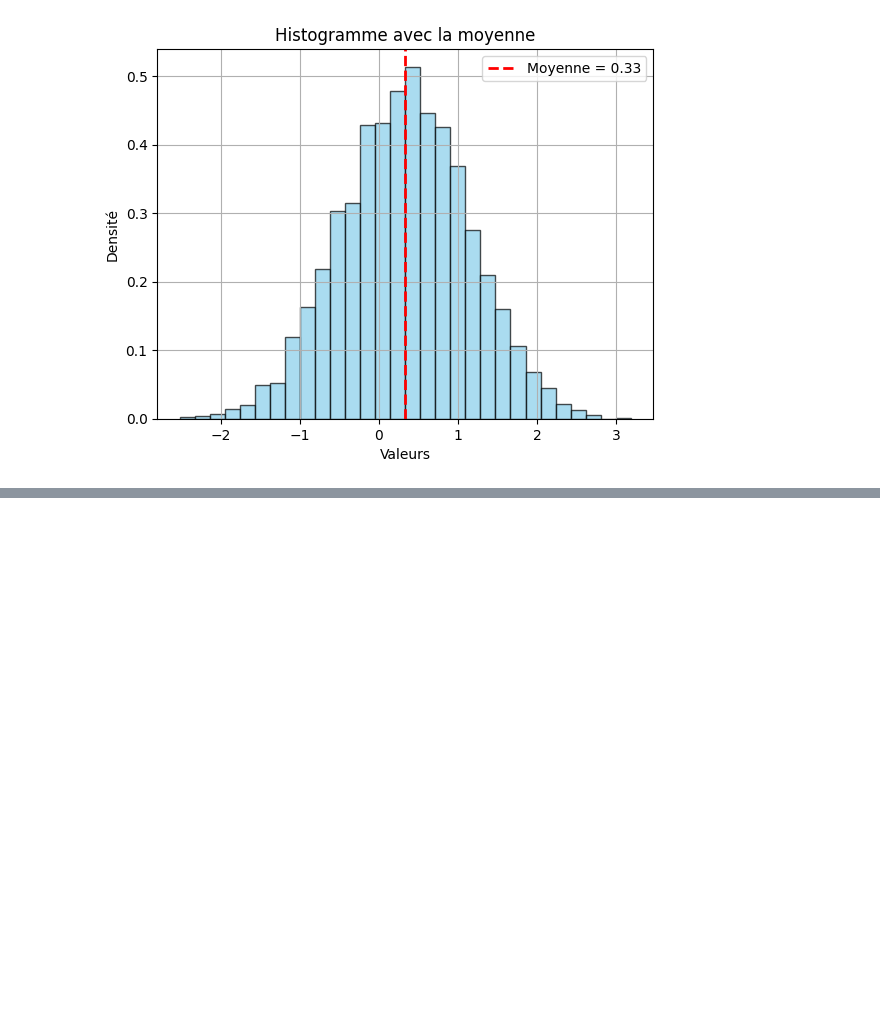
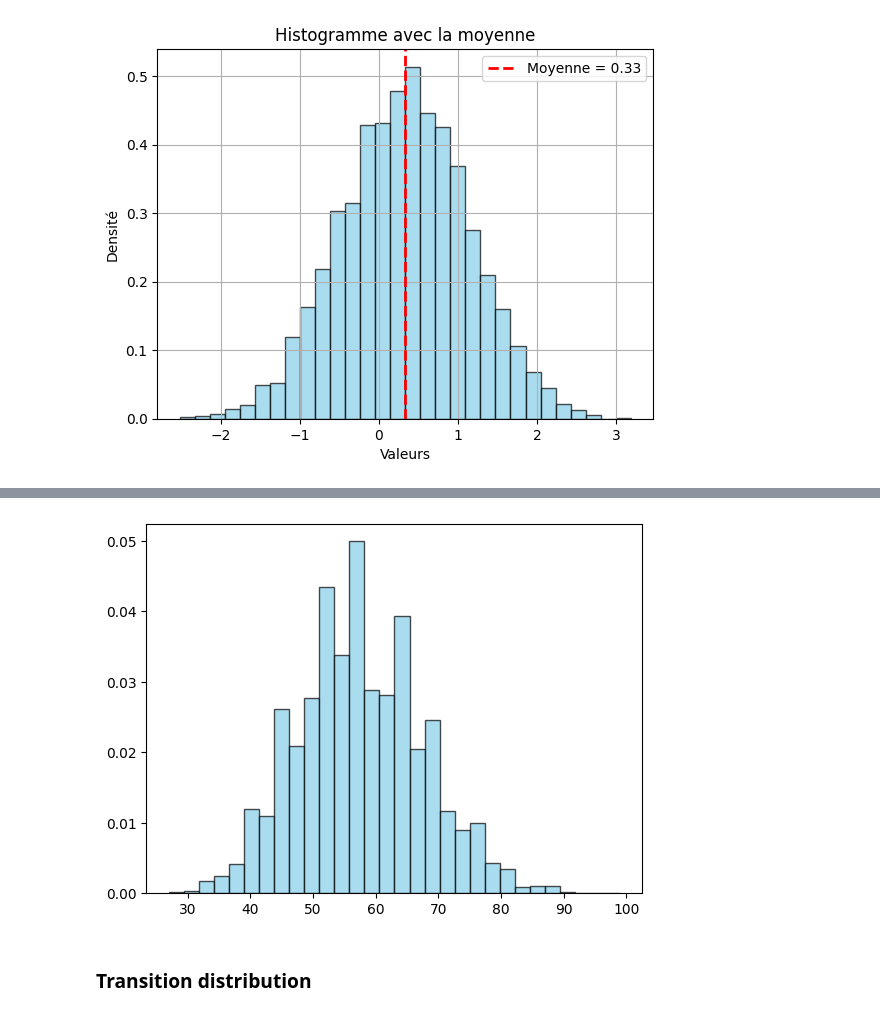
Before and after one commit to MohamedKeteb/Coupling_ESS, a Jupyter notebook: simu_ESS.ipynb, the cells around one changed output, grey strips where cells are left out. Drawn from its saved outputs; the diff is of its cells as text; code cells hidden in the pictures; blank space fills up the shorter version.

```diff
--- a/simu_ESS.ipynb
+++ b/simu_ESS.ipynb
@@ -54,0 +108,25 @@ if __name__ == "__main__":
+# %%
+if __name__ == "__main__":
+    m, v = 1, 2
+
+    x1, x2 = -1, 1
+    n_iter = 1000
+    N = 5000
+
+    meet_time = []
+
+    for _ in tqdm(range(N)):
+        samples = coupled_ess(x1, x2, m, v, n_iter)
+        x_sample = np.array([samples[i][0] for i in range(len(samples))])
+        y_sample = np.array([samples[i][1] for i in range(len(samples))])
+        i = 0
+        while x_sample[i] != y_sample[i]:
+            i += 1
+        meet_time.append(i)
+
+    plt.hist(meet_time, bins=30, density=True, alpha=0.7, color='skyblue', edgecolor='black')
+    plt.show()
+# %% [output]
+[figure, added]
+# %% [markdown]
+### Transition distribution
```
Also changed, not shown: parts of 9 cells of this notebook.
